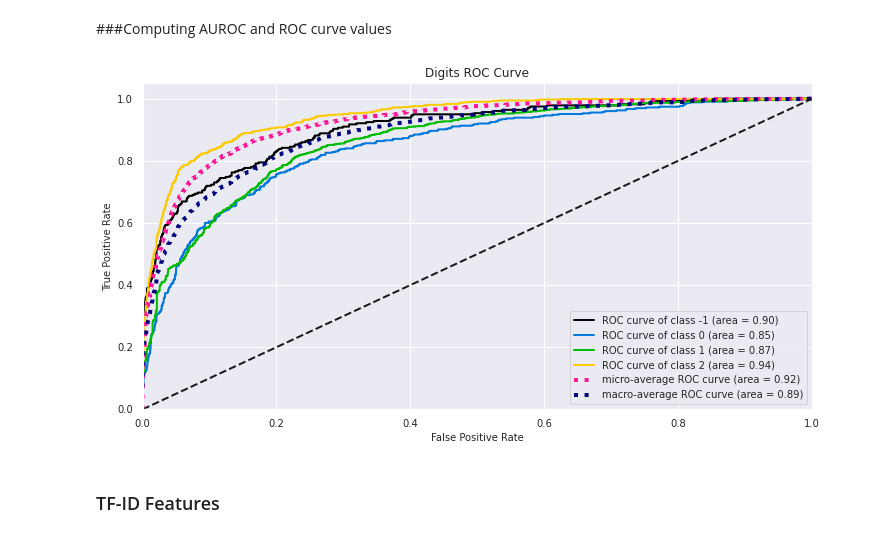
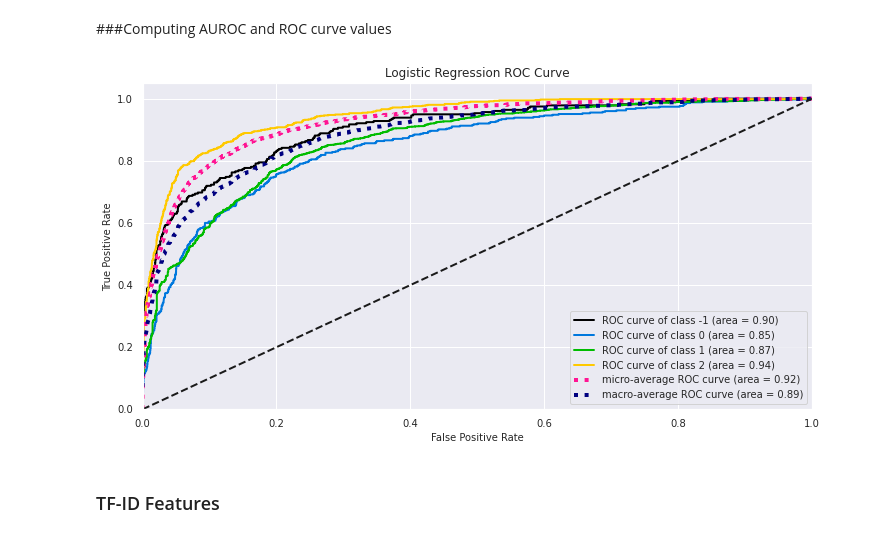
Before and after one commit to kabirodavies/NLP-Tweet-Sentiment-Analysis, a Jupyter notebook: Climate_Change_Belief_Analysis.ipynb, the cells around one changed output. Cells and saved outputs as stored; diff of their text form; code cells hidden in the pictures.

```diff
--- a/Climate_Change_Belief_Analysis.ipynb
+++ b/Climate_Change_Belief_Analysis.ipynb
@@ -1367,10 +1358,10 @@ array([[ 120,   48,   92,   18],
 # %%
 Y_test_probs = lreg.predict_proba(X_test)
 
 skplt.metrics.plot_roc_curve(y_test, Y_test_probs,
-                       title="Digits ROC Curve", figsize=(12,6));
+                       title="Logistic Regression ROC Curve", figsize=(12,6));
 # %% [output]
-[figure, old version]
+[figure, new version]
 # %% [markdown]
 ### TF-ID Features
 # %%
```
Also changed, not shown: parts of 19 cells of this notebook.
